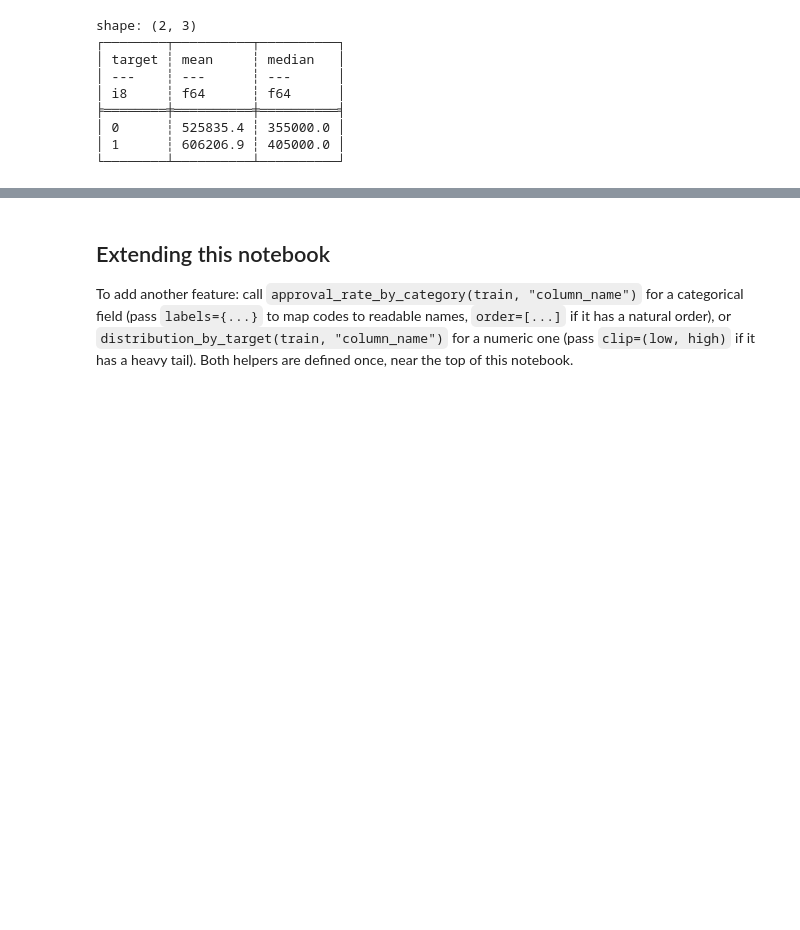
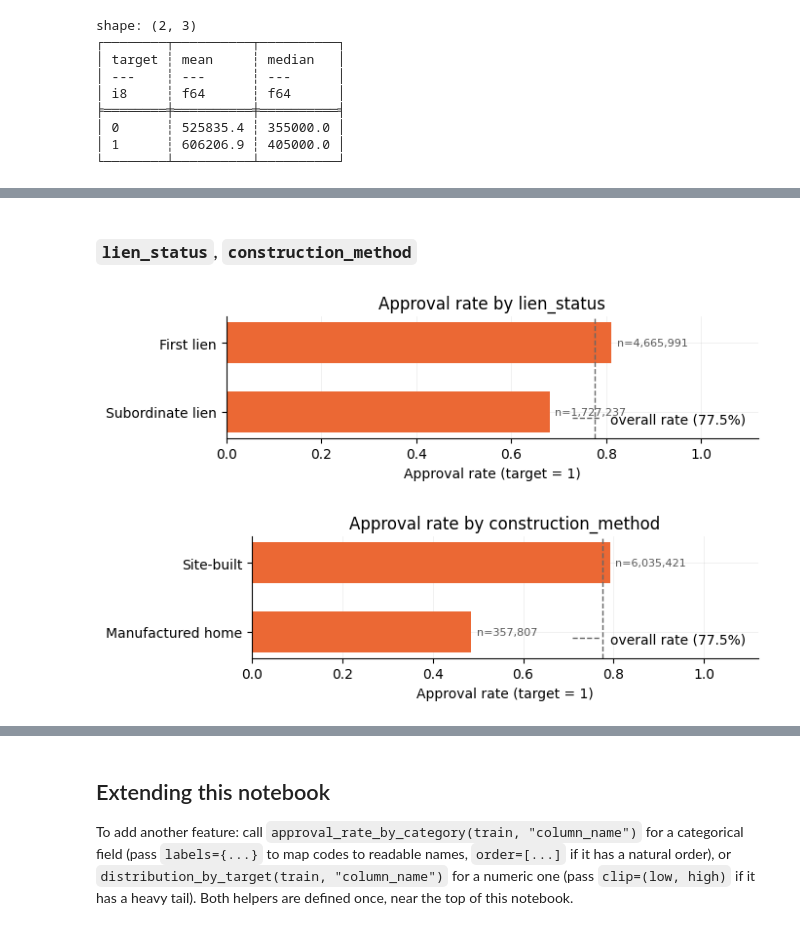
Before and after one commit to lugavt/US_morgage_acceptance, a Jupyter notebook: notebooks/target_relationships.ipynb, the cells around one changed output, grey strips where cells are left out. Drawn from its saved outputs; the diff is of its cells as text; code cells hidden in the pictures; blank space fills up the shorter version.

```diff
--- a/notebooks/target_relationships.ipynb
+++ b/notebooks/target_relationships.ipynb
@@ -260,0 +280,8 @@ shape: (2, 3)
+# %% [markdown]
+### `lien_status`, `construction_method`
+# %%
+_ = approval_rate_by_category(train, "lien_status", labels={1: "First lien", 2: "Subordinate lien"})
+_ = approval_rate_by_category(train, "construction_method", labels={1: "Site-built", 2: "Manufactured home"})
+# %% [output]
+[figure, added]
+[figure, added]
```
Also changed, not shown: parts of 32 cells of this notebook, 1 other file.
